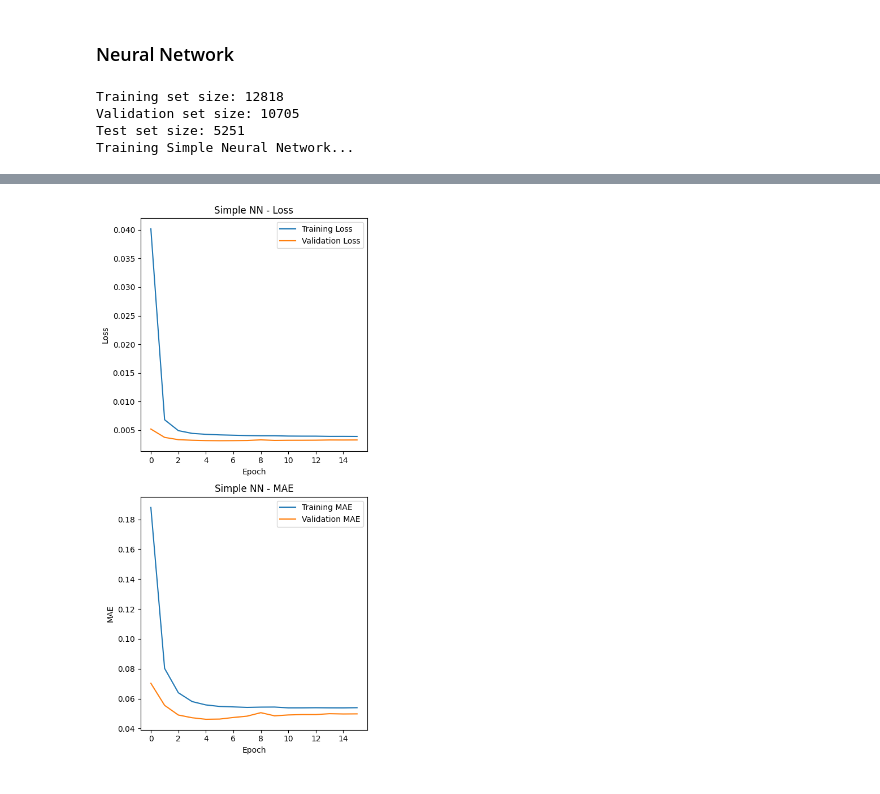
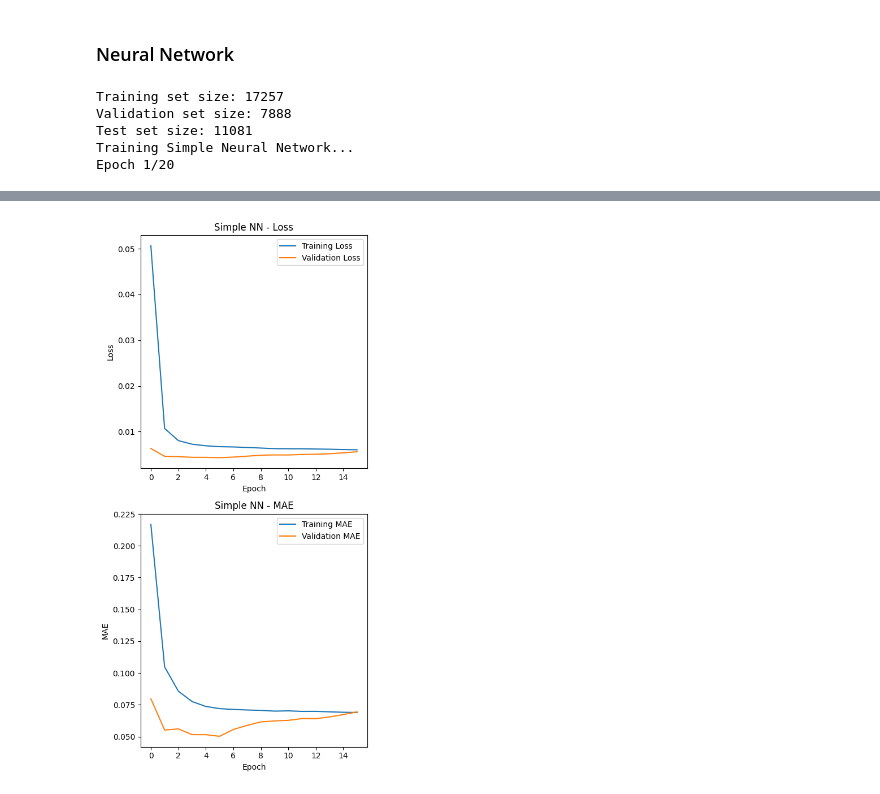
Before and after one commit to rei289/Marathon-Simulation, a Jupyter notebook: MachineLearning.ipynb, the cells around one changed output, grey strips where cells are left out. Drawn from its saved outputs; the diff is of its cells as text; code cells hidden in the pictures.

Commit message:
added more data

```diff
--- a/MachineLearning.ipynb
+++ b/MachineLearning.ipynb
@@ -165,3 +165,7 @@ pd.set_option("display.max_columns", None)
+# %%
+# remove any series manually that we dont want to analyze
+# --- IGNORE ---
+data = data[data["series_id"] != "2025-09-21_09-47" ]
 # %% [markdown]
 ## Try running time series cross-validation
 # %%
@@ -688,19 +696,28 @@ tf.random.set_seed(42)
 # Model 1: Simple Feedforward Neural Network
 # =========
 def create_simple_nn(input_dim):
+    # activation_function = 'leaky_relu'
+    activation_function = 'relu'
     model = keras.Sequential([
-        layers.Dense(128, activation='relu', input_shape=(input_dim,)),
+        layers.Dense(256, activation=activation_function, input_shape=(input_dim,)),
+        layers.BatchNormalization(),
+        layers.Dropout(0.3),
+        # layers.Dense(128, activation=activation_function, input_shape=(input_dim,)),
+        # layers.BatchNormalization(),
+        # layers.Dropout(0.3),
+
+        layers.Dense(128, activation=activation_function),
         layers.BatchNormalization(),
         layers.Dropout(0.3),
 
-        layers.Dense(64, activation='relu'),
+        layers.Dense(64, activation=activation_function),
         layers.BatchNormalization(),
         layers.Dropout(0.3),
 
-        layers.Dense(32, activation='relu'),
+        layers.Dense(32, activation=activation_function),
         layers.Dropout(0.2),
 
-        layers.Dense(16, activation='relu'),
+        layers.Dense(16, activation=activation_function),
         layers.Dense(1)  # Output layer for regression
         # layers.Dense(256, activation='relu', input_shape=(input_dim,)),
         # layers.BatchNormalization(),
@@ -726,9 +743,9 @@ def create_simple_nn(input_dim):
 features=["distance_m",
           "smooth_heartrate_bps",
           "smooth_velocity_mps",
-          "stride_length_m",
+        #   "stride_length_m",
           "smooth_altitude_m",
-          "diff_altitude_mps",
+        #   "diff_altitude_mps",
           "smooth_headwind_mps",
           "smooth_crosswind_mps",
           "smooth_grade_percent",
@@ -887,7 +904,8 @@ for i, (name, history) in enumerate(histories.items()):
 plt.tight_layout()
 plt.show()
 # %% [output]
-Training set size: 12818
-Validation set size: 10705
-Test set size: 5251
+Training set size: 17257
+Validation set size: 7888
+Test set size: 11081
 Training Simple Neural Network...
+Epoch 1/20
@@ -911,4 +929,4 @@ Epoch 6/20
-[figure, old version]
+[figure, new version]
 # %%
 # Create visualization of actual vs predicted values
 plt.figure(figsize=(12, 8))
```
Also changed, not shown: parts of 5 cells of this notebook, 1 other file.
